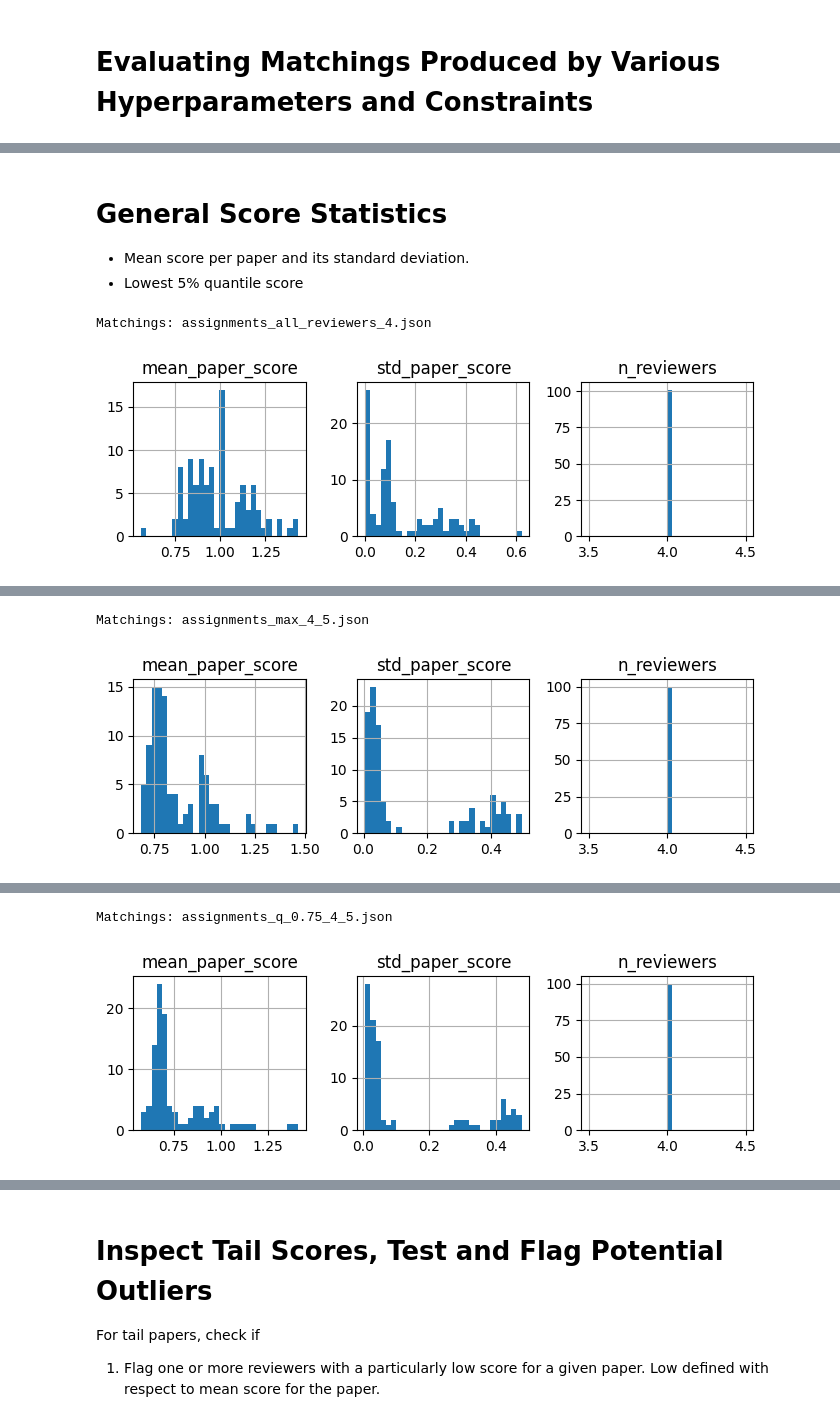
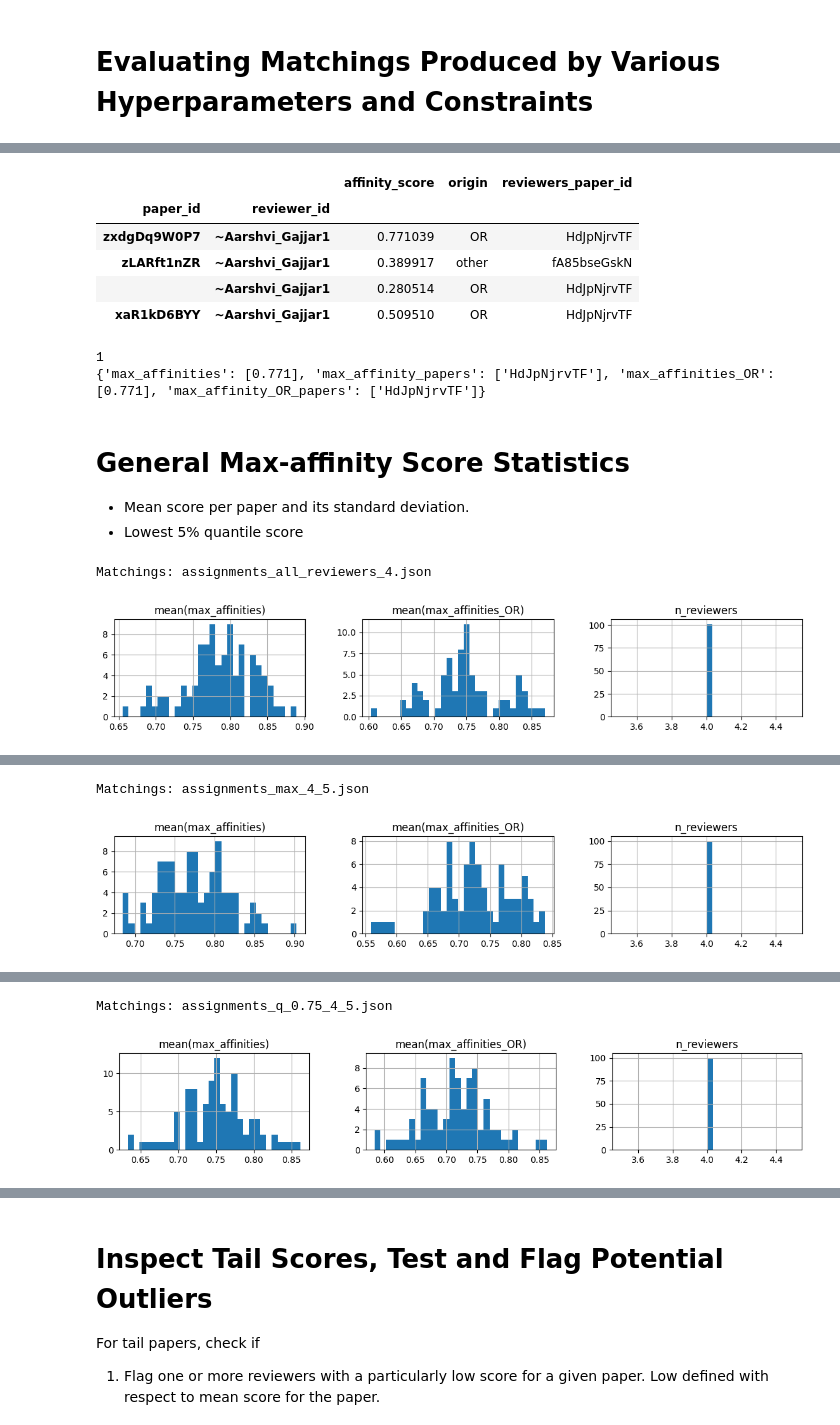
Before and after one commit to juan43ramirez/openreview-matcher, a Jupyter notebook: ICML2025/evaluate_matches.ipynb, the cells around one changed output, grey strips where cells are left out. Cells and saved outputs as stored; diff of their text form; code cells hidden in the pictures.

```diff
--- a/ICML2025/evaluate_matches.ipynb
+++ b/ICML2025/evaluate_matches.ipynb
@@ -19,6 +19,8 @@ class Cfg:
         'assignments_all_reviewers_4.json',
         'assignments_max_4_5.json', 'assignments_q_0.75_4_5.json',
     ]
+    # 1.1 GB file
+    scores_with_origin = 'scores_with_origin.csv'
     root_dir = './data/'
     reviewer_archive_dir = 'archives/'
 
@@ -59,35 +116,71 @@ all_matchings = {fname: {'matchings': load_matchings_file(os.path.join(Cfg.root_
+# %%
+affinity_df = pd.read_csv(os.path.join(Cfg.root_dir, Cfg.scores_with_origin), header=None)
+affinity_df.columns = ['paper_id', 'reviewer_id', 'affinity_score', 'origin', 'reviewers_paper_id']
+affinity_df.set_index(['paper_id', 'reviewer_id'], inplace=True)
+affinity_df.sort_index(inplace=True)
+affinity_df.sample(4)
+# %% [output]
+|  |  | affinity_score | origin | reviewers_paper_id |
+| paper_id | reviewer_id |  |  |  |
+| zxdgDq9W0P7 | ~Aarshvi_Gajjar1 | 0.771039 | OR | HdJpNjrvTF |
+| zLARft1nZR | ~Aarshvi_Gajjar1 | 0.389917 | other | fA85bseGskN |
+|  | ~Aarshvi_Gajjar1 | 0.280514 | OR | HdJpNjrvTF |
+| xaR1kD6BYY | ~Aarshvi_Gajjar1 | 0.509510 | OR | HdJpNjrvTF |
+# %%
+paper_id = 'zxdgDq9W0P7'
+reviewers_id = ['~Aarshvi_Gajjar1']
+print(get_quality_metrics(paper_id, reviewers_id, affinity_df))
+# %% [output]
+1
+{'max_affinities': [0.771], 'max_affinity_papers': ['HdJpNjrvTF'], 'max_affinities_OR': [0.771], 'max_affinity_OR_papers': ['HdJpNjrvTF']}
 # %% [markdown]
-# General Score Statistics
+# General Max-affinity Score Statistics
 
 - Mean score per paper and its standard deviation.
 - Lowest 5% quantile score
+# %%
+for matching_name, info in all_matchings.items():
+    matchings = info['matchings']
+    mdf = to_matchings_df(matchings)
+    mdf['quality_metrics'] = mdf.apply(lambda row: get_quality_metrics(row.paper_id, row.reviewers, affinity_df), axis=1)
+    all_matchings[matching_name]['matchings_df'] = mdf
+# %%
+for matching_name, info in all_matchings.items():
+    mdf = info['matchings_df']
+    # Unpack
+    mdf['max_affinities'] = mdf['quality_metrics'].apply(lambda x: x['max_affinities'])
+    mdf['max_affinities_OR'] = mdf['quality_metrics'].apply(lambda x: x['max_affinities_OR'])
+    # Compute mean
+    mdf['mean(max_affinities)'] = mdf['max_affinities'].apply(lambda x: np.mean(x))
+    mdf['mean(max_affinities_OR)'] = mdf['max_affinities_OR'].apply(lambda x: np.mean(x))
+    mdf['mean_top2(max_affinities)'] = mdf['max_affinities'].apply(lambda x: np.mean(np.sort(x)[-2:]))
+    mdf['mean_top2(max_affinities_OR)'] = mdf['max_affinities_OR'].apply(lambda x: np.mean(np.sort(x)[-2:]))
+    mdf['std(max_affinities)'] = mdf['max_affinities'].apply(lambda x: np.std(x))
+    mdf['std(max_affinities_OR)'] = mdf['max_affinities_OR'].apply(lambda x: np.std(x))
+    mdf['n_reviewers'] = mdf['scores'].apply(lambda x: len(x))
+    #display(mdf[['reviewers', 'max_affinities']].head(1))
 # %%
 def plot_score_distr(df):
-    df['mean_paper_score'] = df['scores'].apply(lambda x: np.mean(x))
-    df['std_paper_score'] = df['scores'].apply(lambda x: np.std(x))
-    df['n_reviewers'] = df['scores'].apply(lambda x: len(x))
-    fig, axs = plt.subplots(1, 3, figsize=(8, 2))
-    df.hist(column='mean_paper_score', bins=30, ax=axs[0])
-    df.hist(column='std_paper_score', bins=30, ax=axs[1]);
+    fig, axs = plt.subplots(1, 3, figsize=(14, 2))
+    df.hist(column='mean(max_affinities)', bins=30, ax=axs[0])
+    df.hist(column='mean(max_affinities_OR)', bins=30, ax=axs[1]);
     df.hist(column='n_reviewers', bins=30, ax=axs[2]);
     plt.show()
 
 for matching_name, info in all_matchings.items():
     print("Matchings:", matching_name)
-    matchings = info['matchings']
-    scores_df = to_matchings_df(matchings)
-    all_matchings[matching_name]['matchings_df'] = scores_df
-    plot_score_distr(scores_df)
+    sdf = info['matchings_df']
+    plot_score_distr(sdf)
     hr()
 # %% [output]
 Matchings: assignments_all_reviewers_4.json
-[figure, old version]
+[figure, new version]
 [interactive output not drawn]
 Matchings: assignments_max_4_5.json
-[figure, old version]
+[figure, new version]
 [interactive output not drawn]
 Matchings: assignments_q_0.75_4_5.json
-[figure, old version]
+[figure, new version]
 [interactive output not drawn]
 # %%
 def quantile_report(df, quantile, column='mean_paper_score'):
```
Also changed, not shown: parts of 10 cells of this notebook, 1 other file.
